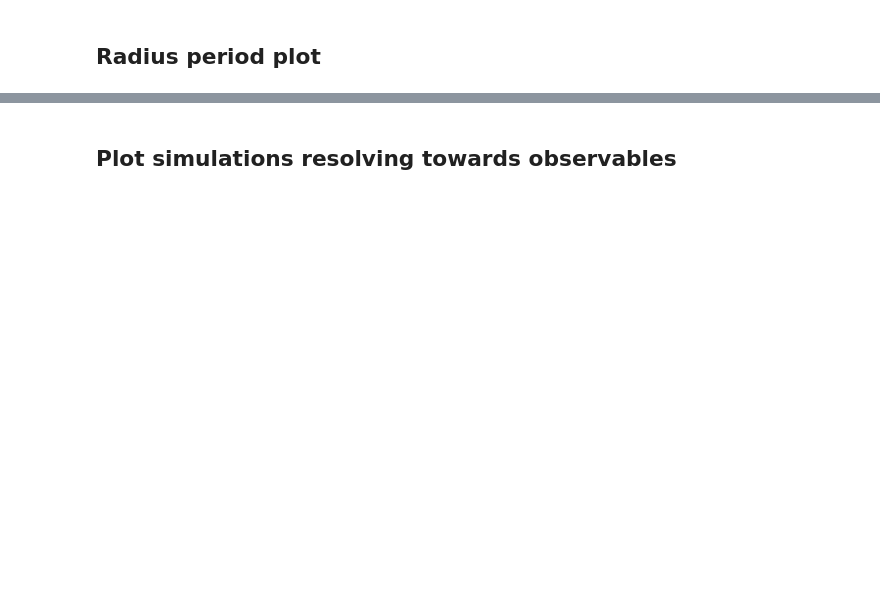
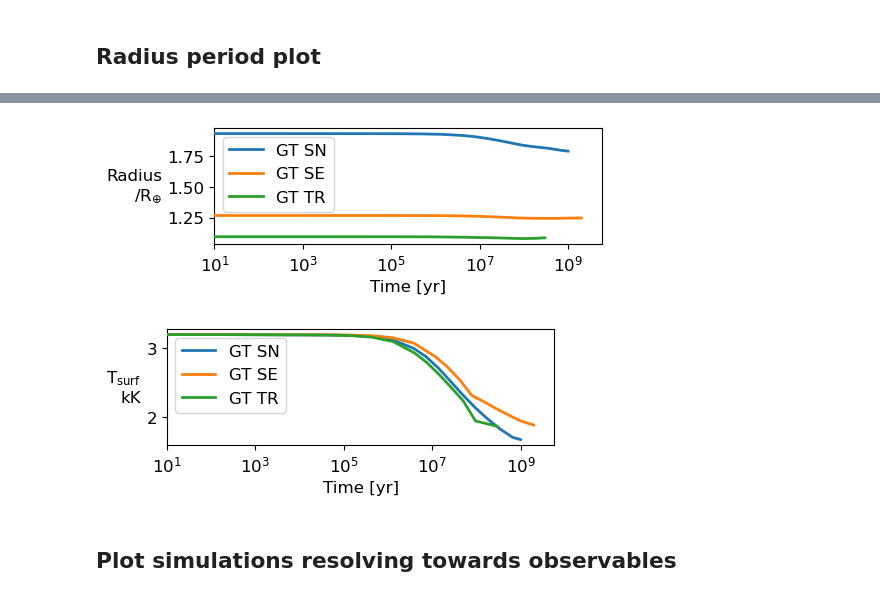
Before and after one commit to nichollsh/proteus_analysis, a Jupyter notebook: bayesopt.ipynb, the cells around one changed output, grey strips where cells are left out. Saved outputs shown, nothing was run; the diff lists cells and outputs as text; code cells hidden in the pictures; blank space fills up the shorter version.

```diff
--- a/bayesopt.ipynb
+++ b/bayesopt.ipynb
@@ -416,3 +454,26 @@ plt.show()
+# %%
+# plot variable over time for each GT run
+
+for var in ["R_obs", "T_surf"]:
+
+    fig, ax = plt.subplots(1,1,figsize=(5,1.5))
+
+    for suf, gt in ground_truth.items():
+        gt_x = gt["help"]["Time"]
+        gt_y = gt["help"][var] / get_var_props(var)[0]
+        col = bo_cols[bo_suffixes.index(suf)]
+        ax.plot(gt_x, gt_y, zorder=5, color=col, lw=2, label=f"GT {suf.upper()}")
+
+    ax.set_xlabel("Time [yr]")
+    ax.set_xscale("log")
+    ax.set_xlim(left=10)
+    ax.set_ylabel(get_var_props(var)[4], rotation=0, ha='right', va='center')
+    ax.set_yscale(get_var_props(var)[1])
+    ax.legend()
+    plt.show()
+# %% [output]
+[figure, added]
+[figure, added]
 # %% [markdown]
 ## Plot simulations resolving towards observables
 # %%
```
Also changed, not shown: parts of 11 cells of this notebook, 1 other file.
